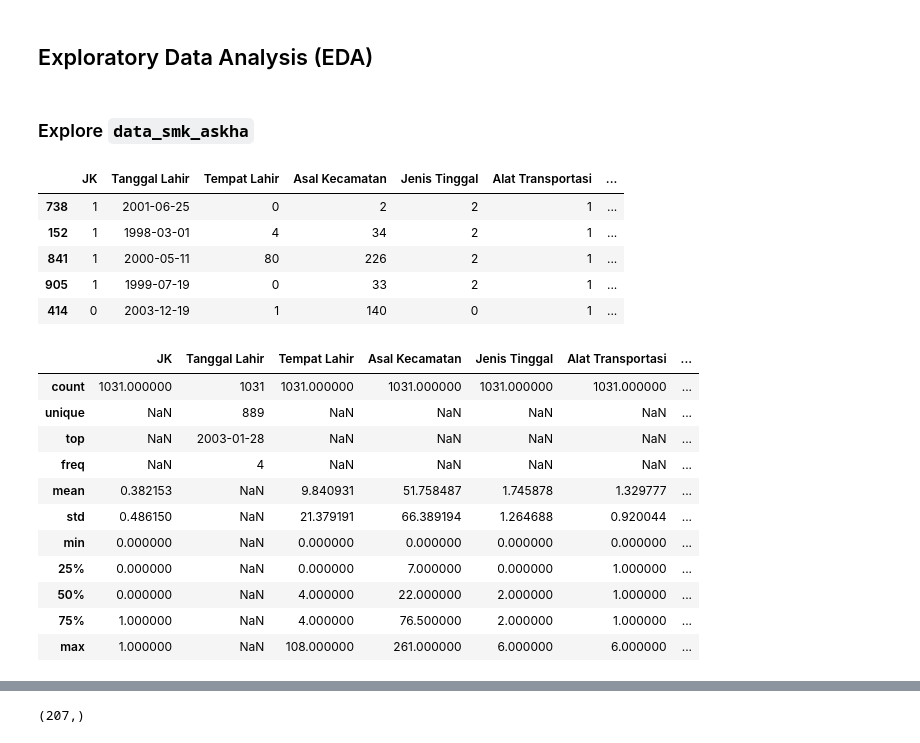
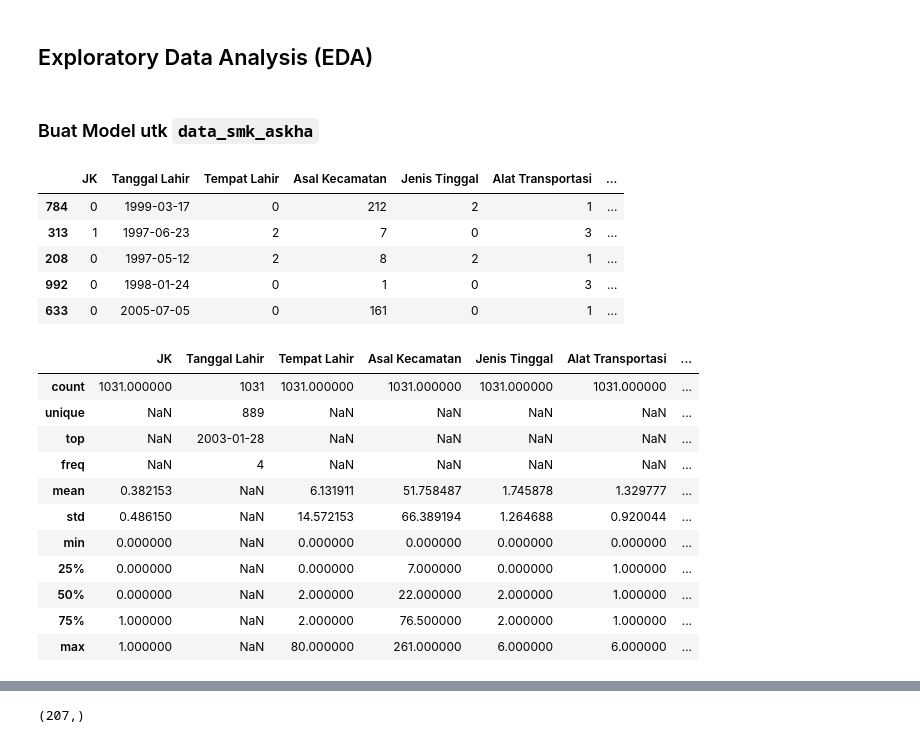
Before and after one commit to isnanramalia/klasifikasi-siswa-dropout, a Jupyter notebook: notebook.ipynb, the cells around one changed output, grey strips where cells are left out. Cells and saved outputs as stored; diff of their text form; code cells hidden in the pictures.

```diff
--- a/notebook.ipynb
+++ b/notebook.ipynb
@@ -212,3 +238,5 @@ data.to_csv("data_smk_askha_clean.csv", index=False)
+# %%
+dataFinal = pd.read_csv("data_smk_askha_final.csv")
 # %% [markdown]
 ##### Konversi ke numerik
 # %%
@@ -231,31 +259,32 @@ data.to_csv("data_numerik_2.csv")
 # %% [markdown]
 ## Exploratory Data Analysis (EDA)
 # %% [markdown]
-### Explore `data_smk_askha`
+### Buat Model utk `data_smk_askha`
 # %%
-data.sample(5)
+dataFinal.sample(5)
 # %% [output]
 |  | JK | Tanggal Lahir | Tempat Lahir | Asal Kecamatan | Jenis Tinggal | Alat Transportasi | ... |
-| 738 | 1 | 2001-06-25 | 0 | 2 | 2 | 1 | ... |
-| 152 | 1 | 1998-03-01 | 4 | 34 | 2 | 1 | ... |
-| 841 | 1 | 2000-05-11 | 80 | 226 | 2 | 1 | ... |
-| 905 | 1 | 1999-07-19 | 0 | 33 | 2 | 1 | ... |
-| 414 | 0 | 2003-12-19 | 1 | 140 | 0 | 1 | ... |
+| 784 | 0 | 1999-03-17 | 0 | 212 | 2 | 1 | ... |
+| 313 | 1 | 1997-06-23 | 2 | 7 | 0 | 3 | ... |
+| 208 | 0 | 1997-05-12 | 2 | 8 | 2 | 1 | ... |
+| 992 | 0 | 1998-01-24 | 0 | 1 | 0 | 3 | ... |
+| 633 | 0 | 2005-07-05 | 0 | 161 | 0 | 1 | ... |
 # %%
-data.describe(include='all')
+# utk melihat statistik deskriptif
+dataFinal.describe(include='all')
 # %% [output]
 |  | JK | Tanggal Lahir | Tempat Lahir | Asal Kecamatan | Jenis Tinggal | Alat Transportasi | ... |
 | count | 1031.000000 | 1031 | 1031.000000 | 1031.000000 | 1031.000000 | 1031.000000 | ... |
 | unique | NaN | 889 | NaN | NaN | NaN | NaN | ... |
 | top | NaN | 2003-01-28 | NaN | NaN | NaN | NaN | ... |
 | freq | NaN | 4 | NaN | NaN | NaN | NaN | ... |
-| mean | 0.382153 | NaN | 9.840931 | 51.758487 | 1.745878 | 1.329777 | ... |
-| std | 0.486150 | NaN | 21.379191 | 66.389194 | 1.264688 | 0.920044 | ... |
+| mean | 0.382153 | NaN | 6.131911 | 51.758487 | 1.745878 | 1.329777 | ... |
+| std | 0.486150 | NaN | 14.572153 | 66.389194 | 1.264688 | 0.920044 | ... |
 | min | 0.000000 | NaN | 0.000000 | 0.000000 | 0.000000 | 0.000000 | ... |
 | 25% | 0.000000 | NaN | 0.000000 | 7.000000 | 0.000000 | 1.000000 | ... |
-| 50% | 0.000000 | NaN | 4.000000 | 22.000000 | 2.000000 | 1.000000 | ... |
-| 75% | 1.000000 | NaN | 4.000000 | 76.500000 | 2.000000 | 1.000000 | ... |
-| max | 1.000000 | NaN | 108.000000 | 261.000000 | 6.000000 | 6.000000 | ... |
+| 50% | 0.000000 | NaN | 2.000000 | 22.000000 | 2.000000 | 1.000000 | ... |
+| 75% | 1.000000 | NaN | 2.000000 | 76.500000 | 2.000000 | 1.000000 | ... |
+| max | 1.000000 | NaN | 80.000000 | 261.000000 | 6.000000 | 6.000000 | ... |
 # %%
 # splitting the data
 from sklearn.model_selection import train_test_split
```
Also changed, not shown: parts of 35 cells of this notebook, 8 other files.
